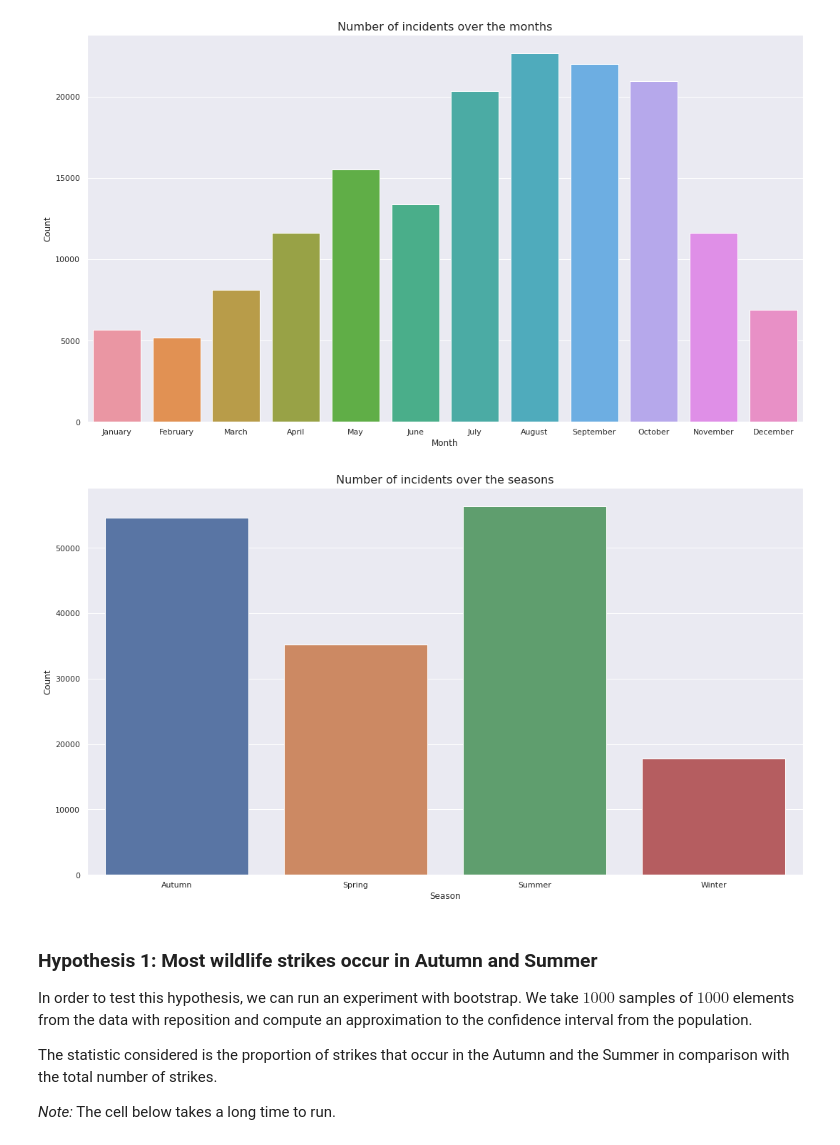
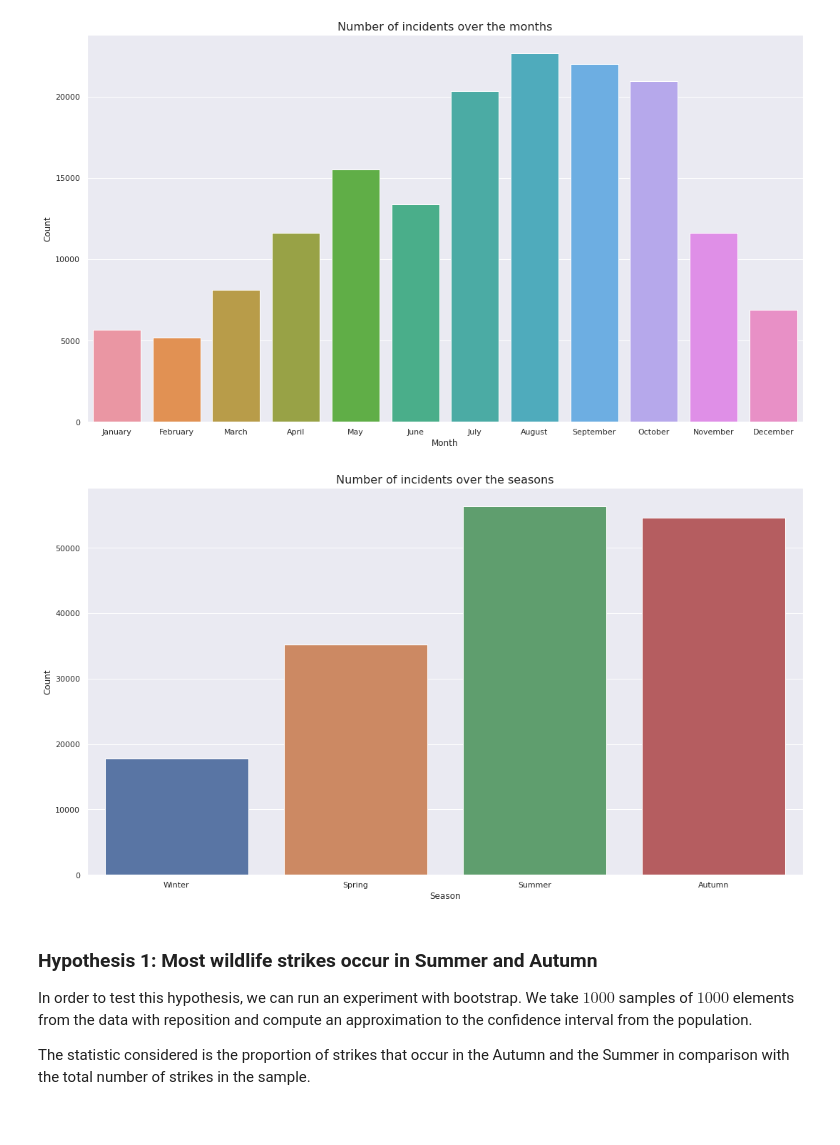
Before and after one commit to MvKaio/StudyOfAircraftWildlifeStrikes, a Jupyter notebook: notebooks/Hypotheses.ipynb, the cells around one changed output. Saved outputs shown, nothing was run; the diff lists cells and outputs as text; code cells hidden in the pictures.

```diff
--- a/notebooks/Hypotheses.ipynb
+++ b/notebooks/Hypotheses.ipynb
@@ -30,28 +32,27 @@ plt.show()
 # %%
 def season(month):
     if month == 12 or month <= 2:
         return 'Winter'
     elif month >= 3 and month <= 5:
         return 'Spring'
     elif month >= 6 and month <= 8:
         return 'Summer'
     else:
         return 'Autumn'
 incidents_by_month['Season'] = incidents_by_month['Incident Month'].apply(season)
 incidents_by_season = incidents_by_month[['Month', 'Season', 'Count']].groupby('Season').sum().reset_index()
-sns.barplot(data=incidents_by_season, x='Season', y='Count')
+season_order = ["Winter", "Spring", "Summer", "Autumn"]
+sns.barplot(data=incidents_by_season, x='Season', y='Count', order=season_order)
 plt.title('Number of incidents over the seasons')
 plt.show()
 # %% [output]
-[figure, old version]
+[figure, new version]
 # %% [markdown]
-### Hypothesis 1: Most wildlife strikes occur in Autumn and Summer
+### Hypothesis 1: Most wildlife strikes occur in Summer and Autumn
 
 In order to test this hypothesis, we can run an experiment with bootstrap. We take $1000$ samples of $1000$ elements from the data with reposition and compute an approximation to the confidence interval from the population.
 
-The statistic considered is the proportion of strikes that occur in the Autumn and the Summer in comparison with the total number of strikes.
-
-*Note:* The cell below takes a long time to run.
+The statistic considered is the proportion of strikes that occur in the Autumn and the Summer in comparison with the total number of strikes in the sample.
 # %%
 proportions = list()
 bootstrap_df = df[['Record ID', 'Incident Month']]
```
Also changed, not shown: parts of 4 cells of this notebook, 1 other file.
